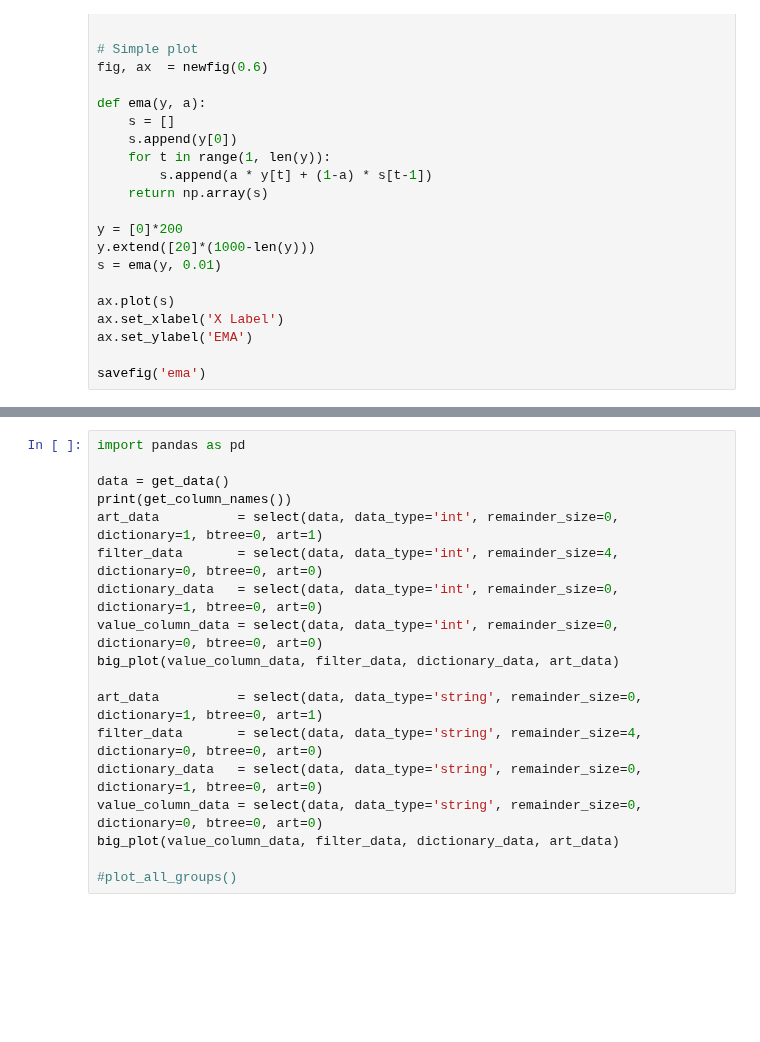
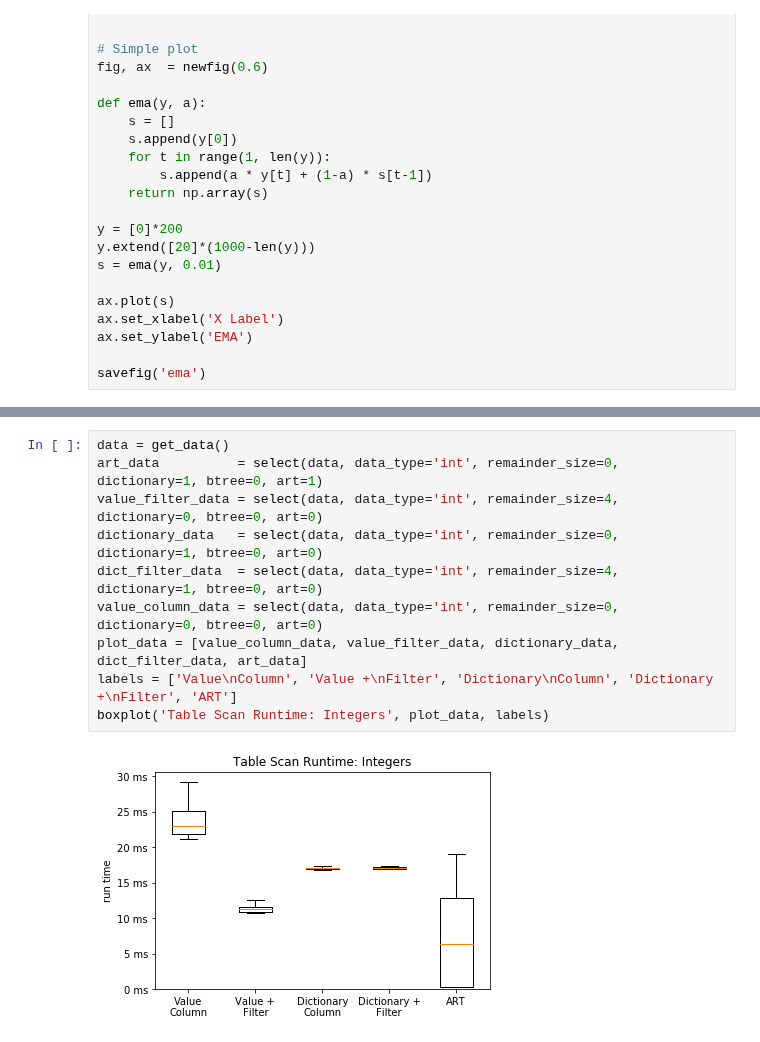
Before and after one commit to ArneMayer/MasterarbeitJupyter, a Jupyter notebook: custom_bench_evaluation.ipynb, the cells around one changed output, grey strips where cells are left out. Cells and saved outputs as stored; diff of their text form; blank space fills up the shorter version.

Commit message:
more plots

```diff
--- a/custom_bench_evaluation.ipynb
+++ b/custom_bench_evaluation.ipynb
@@ -141,20 +128,14 @@ def select(data, data_type,remainder_size, dictionary, btree, art):
                 (data.btree == btree) &
                 (data.art == art)]['run_time']
 # %%
-import pandas as pd
-
 data = get_data()
-print(get_column_names())
 art_data          = select(data, data_type='int', remainder_size=0, dictionary=1, btree=0, art=1)
-filter_data       = select(data, data_type='int', remainder_size=4, dictionary=0, btree=0, art=0)
+value_filter_data = select(data, data_type='int', remainder_size=4, dictionary=0, btree=0, art=0)
 dictionary_data   = select(data, data_type='int', remainder_size=0, dictionary=1, btree=0, art=0)
+dict_filter_data  = select(data, data_type='int', remainder_size=4, dictionary=1, btree=0, art=0)
 value_column_data = select(data, data_type='int', remainder_size=0, dictionary=0, btree=0, art=0)
-big_plot(value_column_data, filter_data, dictionary_data, art_data)
-
-art_data          = select(data, data_type='string', remainder_size=0, dictionary=1, btree=0, art=1)
-filter_data       = select(data, data_type='string', remainder_size=4, dictionary=0, btree=0, art=0)
-dictionary_data   = select(data, data_type='string', remainder_size=0, dictionary=1, btree=0, art=0)
-value_column_data = select(data, data_type='string', remainder_size=0, dictionary=0, btree=0, art=0)
-big_plot(value_column_data, filter_data, dictionary_data, art_data)
-
-#plot_all_groups()
+plot_data = [value_column_data, value_filter_data, dictionary_data, dict_filter_data, art_data]
+labels = ['Value\nColumn', 'Value +\nFilter', 'Dictionary\nColumn', 'Dictionary +\nFilter', 'ART']
+boxplot('Table Scan Runtime: Integers', plot_data, labels)
+# %% [output]
+[figure, added]
```
Also changed, not shown: parts of 6 cells of this notebook, 3 other files.
